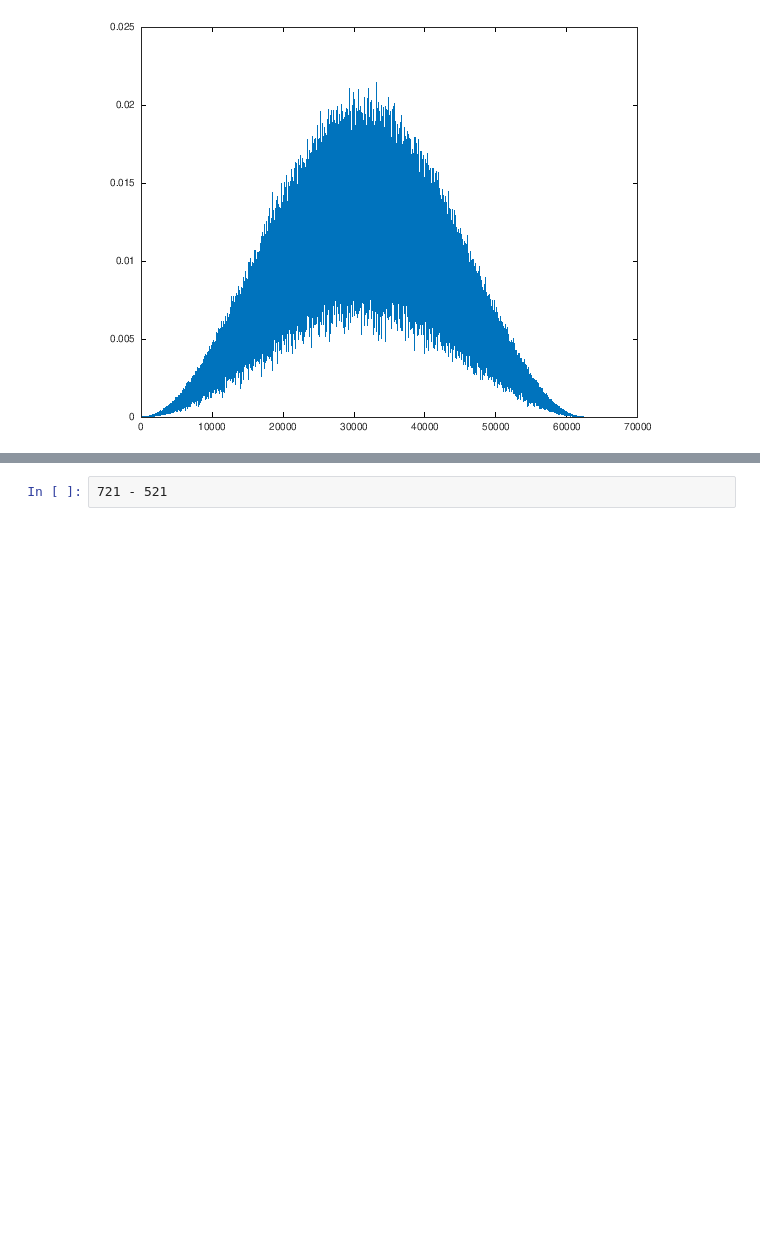
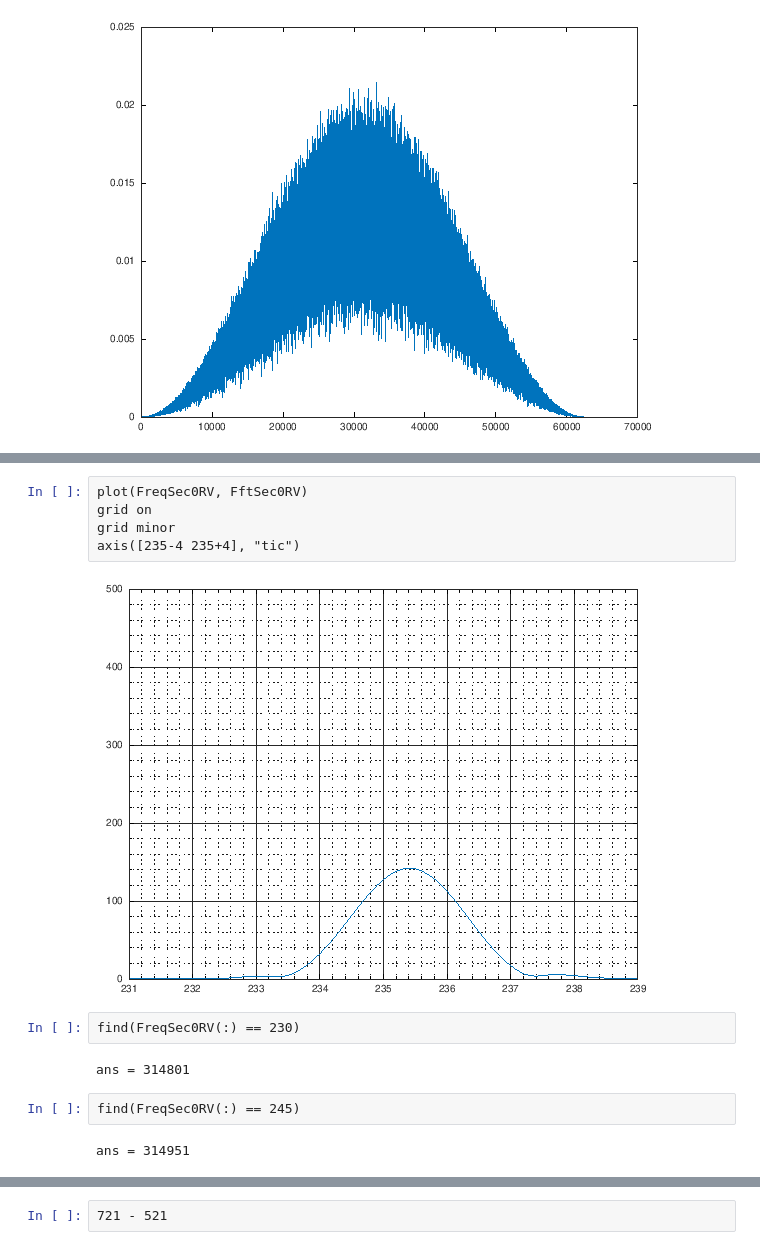
Before and after one commit to tbondy760/sat-chirp, a Jupyter notebook: AnalyzeMultiToneCalibrationFile.ipynb, the cells around one changed output, grey strips where cells are left out. Drawn from its saved outputs; the diff is of its cells as text; blank space fills up the shorter version.

```diff
--- a/AnalyzeMultiToneCalibrationFile.ipynb
+++ b/AnalyzeMultiToneCalibrationFile.ipynb
@@ -94,0 +103,15 @@ axis([30494-5 30494+5], "tic")
+# %%
+plot(FreqSec0RV, FftSec0RV)
+grid on
+grid minor
+axis([235-4 235+4], "tic")
+# %% [output]
+[figure, added]
+# %%
+find(FreqSec0RV(:) == 230)
+# %% [output]
+ans = 314801
+# %%
+find(FreqSec0RV(:) == 245)
+# %% [output]
+ans = 314951
```
Also changed, not shown: parts of 14 cells of this notebook.
